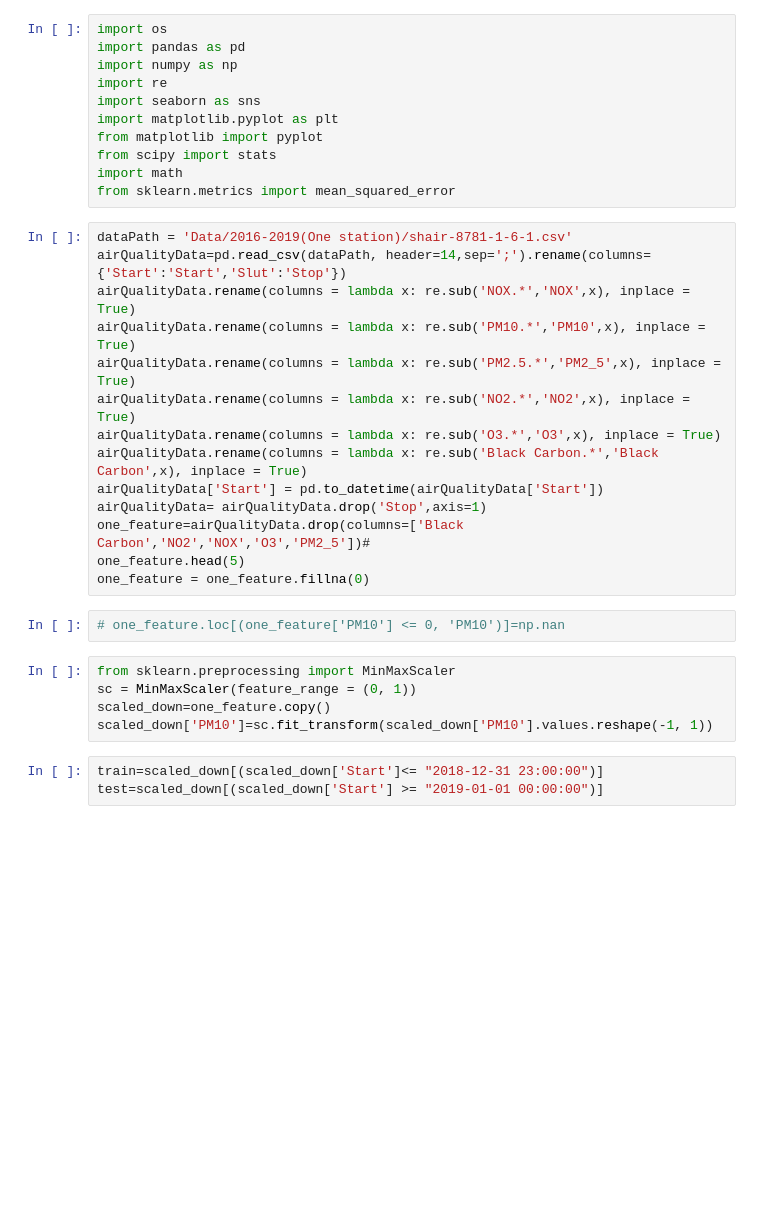
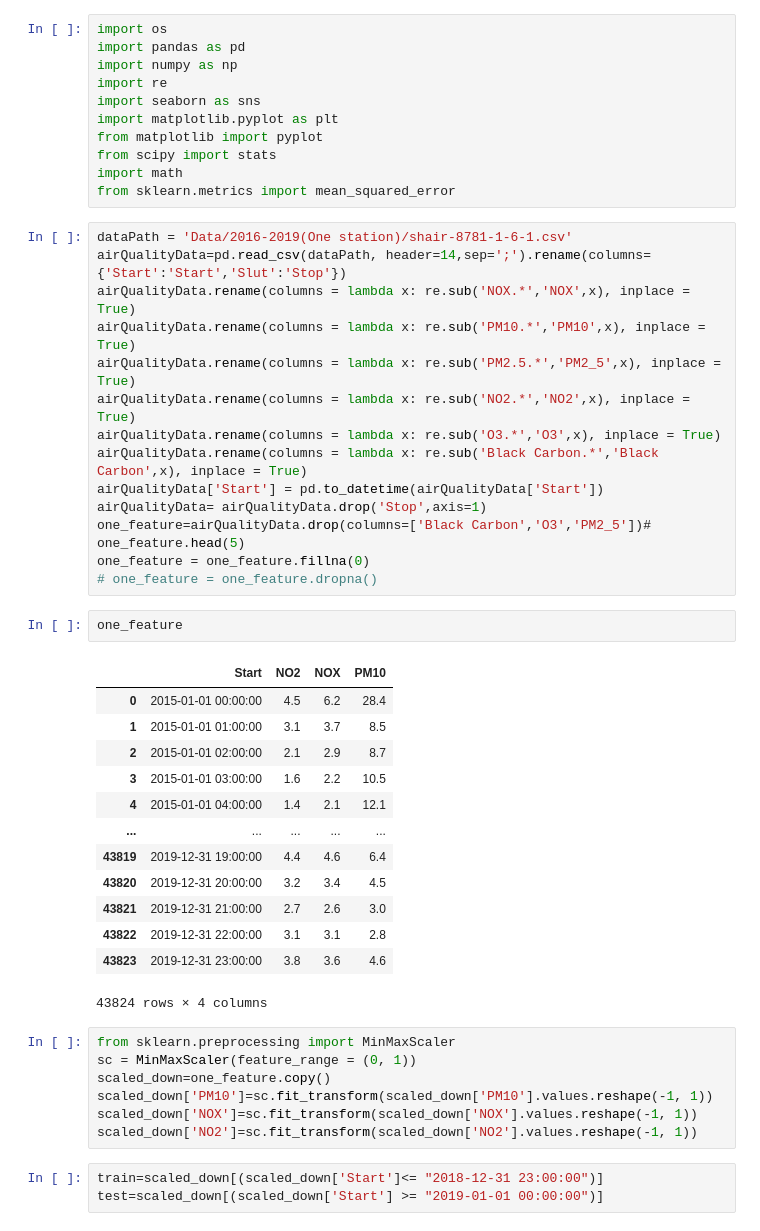
Before and after one commit to jadali17/Air-Quality-Prediction, a Jupyter notebook: new-lstm-model-shift.ipynb, the cells around one changed output. Cells and saved outputs as stored; diff of their text form; blank space fills up the shorter version.

```diff
--- a/new-lstm-model-shift.ipynb
+++ b/new-lstm-model-shift.ipynb
@@ -20,16 +20,33 @@ airQualityData.rename(columns = lambda x: re.sub('O3.*','O3',x), inplace = True)
 airQualityData.rename(columns = lambda x: re.sub('Black Carbon.*','Black Carbon',x), inplace = True)
 airQualityData['Start'] = pd.to_datetime(airQualityData['Start'])
 airQualityData= airQualityData.drop('Stop',axis=1)
-one_feature=airQualityData.drop(columns=['Black Carbon','NO2','NOX','O3','PM2_5'])#
+one_feature=airQualityData.drop(columns=['Black Carbon','O3','PM2_5'])#
 one_feature.head(5)
 one_feature = one_feature.fillna(0)
+# one_feature = one_feature.dropna()
-# %%
-# one_feature.loc[(one_feature['PM10'] <= 0, 'PM10')]=np.nan
+# %%
+one_feature
+# %% [output]
+|  | Start | NO2 | NOX | PM10 |
+| 0 | 2015-01-01 00:00:00 | 4.5 | 6.2 | 28.4 |
+| 1 | 2015-01-01 01:00:00 | 3.1 | 3.7 | 8.5 |
+| 2 | 2015-01-01 02:00:00 | 2.1 | 2.9 | 8.7 |
+| 3 | 2015-01-01 03:00:00 | 1.6 | 2.2 | 10.5 |
+| 4 | 2015-01-01 04:00:00 | 1.4 | 2.1 | 12.1 |
+| ... | ... | ... | ... | ... |
+| 43819 | 2019-12-31 19:00:00 | 4.4 | 4.6 | 6.4 |
+| 43820 | 2019-12-31 20:00:00 | 3.2 | 3.4 | 4.5 |
+| 43821 | 2019-12-31 21:00:00 | 2.7 | 2.6 | 3.0 |
+| 43822 | 2019-12-31 22:00:00 | 3.1 | 3.1 | 2.8 |
+| 43823 | 2019-12-31 23:00:00 | 3.8 | 3.6 | 4.6 |
+43824 rows × 4 columns
 # %%
 from sklearn.preprocessing import MinMaxScaler
 sc = MinMaxScaler(feature_range = (0, 1))
 scaled_down=one_feature.copy()
 scaled_down['PM10']=sc.fit_transform(scaled_down['PM10'].values.reshape(-1, 1))
+scaled_down['NOX']=sc.fit_transform(scaled_down['NOX'].values.reshape(-1, 1))
+scaled_down['NO2']=sc.fit_transform(scaled_down['NO2'].values.reshape(-1, 1))
 # %%
 train=scaled_down[(scaled_down['Start']<= "2018-12-31 23:00:00")]
 test=scaled_down[(scaled_down['Start'] >= "2019-01-01 00:00:00")]
```
Also changed, not shown: parts of 28 cells of this notebook, 31 other files.
